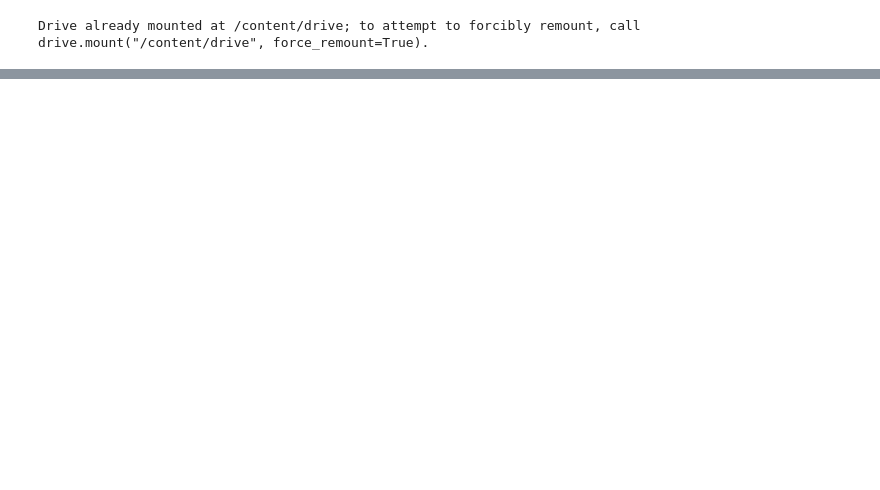
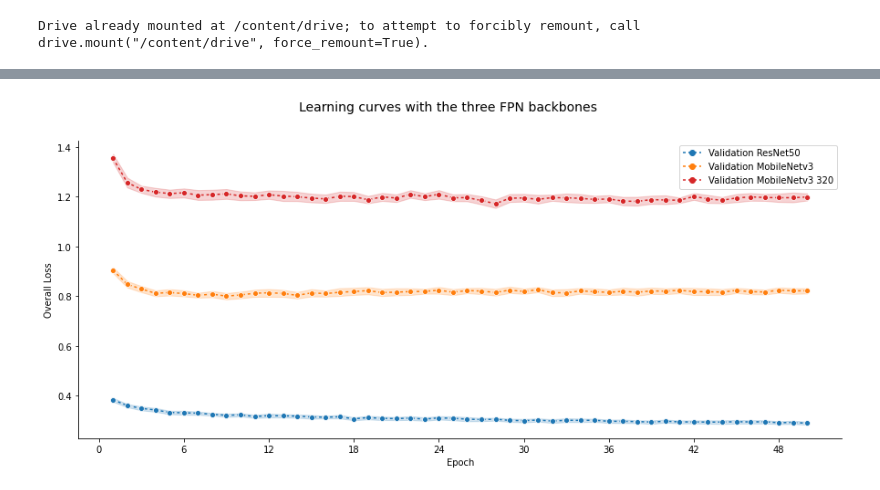
Before and after one commit to Leo166/BirdDetection-FeaturesExtraction, a Jupyter notebook: FasterRCNNv2.ipynb, the cells around one changed output, grey strips where cells are left out. Cells and saved outputs as stored; diff of their text form; code cells hidden in the pictures; blank space fills up the shorter version.

```diff
--- a/FasterRCNNv2.ipynb
+++ b/FasterRCNNv2.ipynb
@@ -865,0 +977,18 @@ axs[1,1].legend()
+# %%
+def create_df(data, name):
+  """
+  Args:
+    data: list of list of scores from many episodes
+  """
+  iter = 1
+  d = {}
+  # d = {'col1': [1, 2], 'col2': [3, 4]}
+  d[name] = []
+  d['Epoch'] = []
+  for idx, list_of_val in enumerate(data):
+    d[name] += list_of_val
+    d["Epoch"] += range(1, len(list_of_val)+1)
+  df = pd.DataFrame(data=d)
+  # df.index = range(1, len(df)+1)
+  df = df.set_index('Epoch')
+  return df
@@ -865,0 +1158,79 @@ axs[1,1].legend()
+# %%
+# Overall loss
+fig, axs = plt.subplots(nrows=1,ncols=1, figsize=(15, 6))
+sns.despine(top=True)
+def add_score(train_score, val_score, label, changecolor=False):
+  sumtrain_score = [[0]*len(train_score[0][0])]*len(train_score[0])
+  for i in range(len(train_score[0])): #runs 30
+      sumtrain_score[i] = [sum(x) for x in zip(sumtrain_score[i], train_score[0][i])]
+      sumtrain_score[i] = [sum(x) for x in zip(sumtrain_score[i], train_score[1][i])]
+      sumtrain_score[i] = [sum(x) for x in zip(sumtrain_score[i], train_score[2][i])]
+      sumtrain_score[i] = [sum(x) for x in zip(sumtrain_score[i], train_score[3][i])]
+  train_score = sumtrain_score
+
+  sumtrain_score = [[0]*len(val_score[0][0])]*len(val_score[0])
+  for i in range(len(val_score[0])): #runs 30
+      sumtrain_score[i] = [sum(x) for x in zip(sumtrain_score[i], val_score[0][i])]
+      sumtrain_score[i] = [sum(x) for x in zip(sumtrain_score[i], val_score[1][i])]
+      sumtrain_score[i] = [sum(x) for x in zip(sumtrain_score[i], val_score[2][i])]
+      sumtrain_score[i] = [sum(x) for x in zip(sumtrain_score[i], val_score[3][i])]
+  val_score = sumtrain_score
+  # print(np.mean(val_score[-1]))
+  print(min(min(val_score)))
+  score1 = create_df(train_score, "Training")
+  # print(score1)
+  score2 = create_df(val_score, label)
+  # print(score2)
+
+  # score = pd.concat([score1, score2], axis=1)
+  score = pd.concat([score2], axis=1)
+
+  if changecolor == "blue":
+    # sns.lineplot(data=score, dashes=[(1, 0), (1, 0)], markers=['o','o'], sizes=(1,1), ax = axs, palette = ["tab:blue", "tab:orange"])
+    sns.lineplot(data=score, dashes=[(2, 2)], markers=['o'], sizes=(1), ax = axs, palette =  ["tab:blue"])
+  elif changecolor == "orange":
+    sns.lineplot(data=score, dashes=[(2, 2)], markers=['o'], sizes=(1), ax = axs, palette = ["tab:orange"])
+  else:
+    # sns.lineplot(data=score, dashes=[(1, 0), (1, 0)], markers=['o','o'], sizes=(1,1), ax = axs, palette = ["tab:blue", "tab:orange"])
+    sns.lineplot(data=score, dashes=[(2, 2)], markers=['o'], sizes=(1), ax = axs, palette = ["tab:red"])
+
+# path = "/content/drive/MyDrive/Thesis/savedmodel/score30_fasterrcnnv2_SGD0005_SchedulerNone_Size224_Batch8_Epoch50_8020_rc.pkl"
+# path = "/content/drive/MyDrive/Thesis/savedmodel/bestmodels/score30_fasterrcnnv2_SGD0005_SchedulerReduceLR_Size224_Batch8_Epoch50_8020_rc.pkl"
+path = "/content/drive/MyDrive/Thesis/savedmodel/v1/score_fasterrcnnv1_SGD0005_SchedulerReduceLR_Size576_Batch8_Epoch50.pkl"
+# path = "/content/drive/MyDrive/Thesis/savedmodel/v1/score_fasterrcnnv1_MobileNetv3_SGD00005_SchedulerReduceLR_Size576_Batch8_Epoch50.pkl"
+# path = "/content/drive/MyDrive/Thesis/savedmodel/v1/score_fasterrcnnv1_MobileNetv3320_SGD00005_SchedulerReduceLR_Size576_Batch8_Epoch50.pkl"
+
+perf1 = Performance(root_save=path)
+perf1 = perf1.load()
+train_score = perf1.all_means_training
+val_score = perf1.all_means_validation
+add_score(train_score, val_score, "Validation ResNet50", "blue")
+
+# path = "/content/drive/MyDrive/Thesis/savedmodel/bestmodels/score30_fasterrcnnv2_SGD0005_SchedulerReduceLR_Size224_Batch8_Epoch50_8020_rc.pkl"
+# path = "/content/drive/MyDrive/Thesis/savedmodel/bestmodels/score30_fasterrcnnv2_SGD0005_SchedulerReduceLR_Size576_Batch8_Epoch50_8020_rc.pkl"
+path = "/content/drive/MyDrive/Thesis/savedmodel/v1/score_fasterrcnnv1_MobileNetv3_SGD00005_SchedulerReduceLR_Size576_Batch8_Epoch50.pkl"
+perf1 = Performance(root_save=path)
+perf1 = perf1.load()
+train_score = perf1.all_means_training
+val_score = perf1.all_means_validation
+add_score(train_score, val_score, "Validation MobileNetv3","orange")
+
+path = "/content/drive/MyDrive/Thesis/savedmodel/v1/score_fasterrcnnv1_MobileNetv3320_SGD00005_SchedulerReduceLR_Size576_Batch8_Epoch50.pkl"
+perf1 = Performance(root_save=path)
+perf1 = perf1.load()
+train_score = perf1.all_means_training
+val_score = perf1.all_means_validation
+
+# for i in range(len(train_score)):
+#   train_score[i] = [train_score[i][0]]
+#   val_score[i] = [val_score[i][0]]
+add_score(train_score, val_score, "Validation MobileNetv3 320", "red")
+
+axs.set(ylabel='Overall Loss')
+axs.xaxis.set_major_locator(MaxNLocator(integer=True))
+
+# print(axs.get_legend())
+# axs.get_legend().remove()
+fig.suptitle("Learning curves with the three FPN backbones", fontsize=14)
+# plt.savefig("/content/drive/MyDrive/Thesis/performancefigure/LCthreebackbones.pdf")
+# %% [output]
@@ -865,0 +1240 @@ axs[1,1].legend()
+[figure, added]
```
Also changed, not shown: parts of 19 cells of this notebook, 5 other files.
